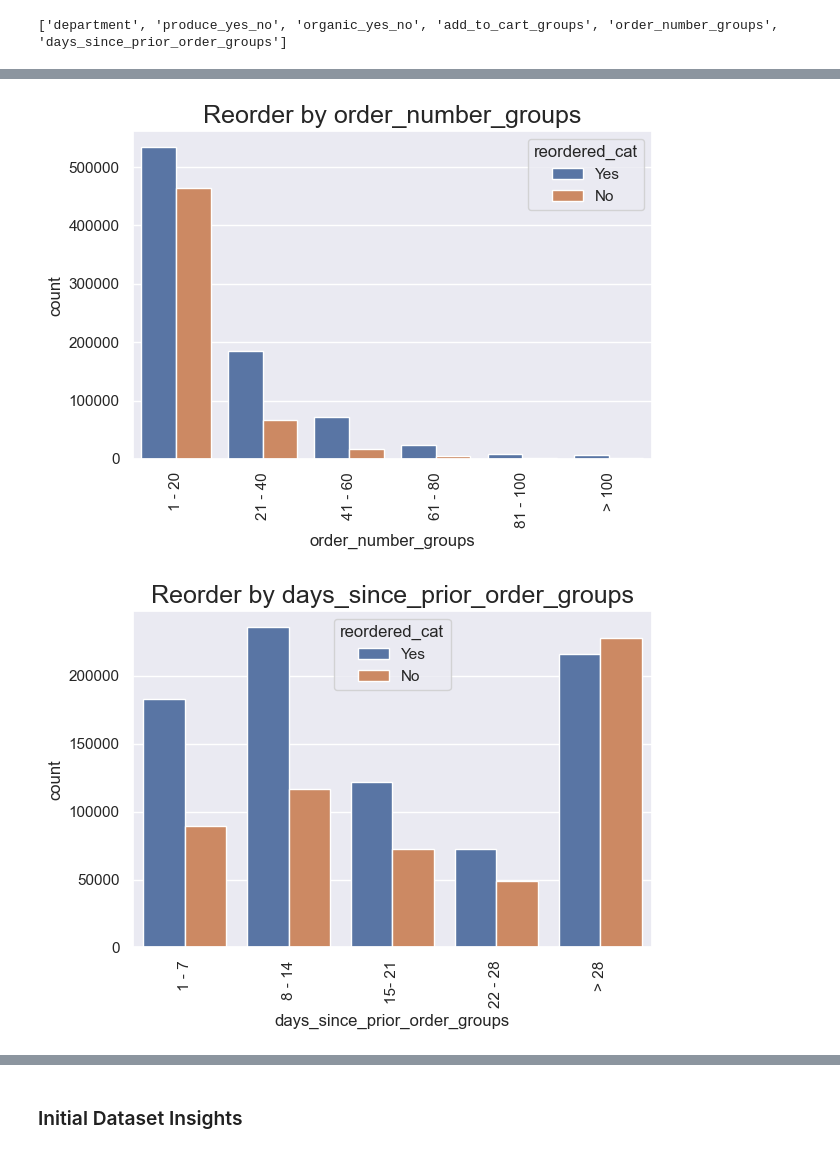
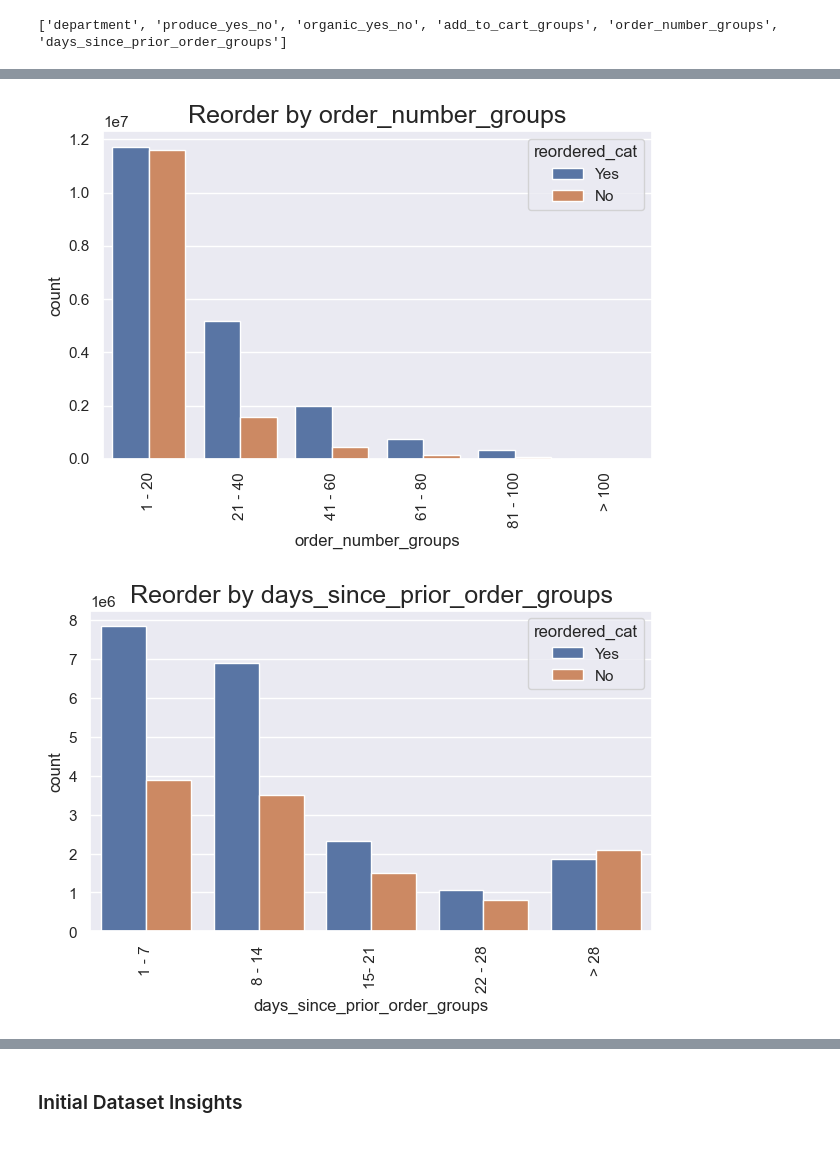
Before and after one commit to lmgaines30/Instacart_Customer_Basket_Analysis, a Jupyter notebook: notebooks/02.1_Instacart_EDA_part2.ipynb, the cells around one changed output, grey strips where cells are left out. Drawn from its saved outputs; the diff is of its cells as text; code cells hidden in the pictures.

```diff
--- a/notebooks/02.1_Instacart_EDA_part2.ipynb
+++ b/notebooks/02.1_Instacart_EDA_part2.ipynb
@@ -85,13 +106,16 @@ dtypes: int64(3), object(3)
 memory usage: 2.3+ MB
 # %%
 #merge the order and products table to summarize # of orders by product department
+orders_all_dimensions_train_df = combo_order_prod_train_df.merge(combo_prod_df, on='product_id')  #train dataset
+orders_all_dimensions_prior_df = combo_order_prod_prior_df.merge(combo_prod_df, on='product_id')  #prior dataset
 
-orders_all_dimensions_df = combo_order_prod_train_df.merge(combo_prod_df, on='product_id')
+#combine the prior and train dataframes
+all_orders_all_dimensions_df = pd.concat([orders_all_dimensions_train_df, orders_all_dimensions_prior_df], axis=0, ignore_index=True)
 
-#export final orders_all_dimensions_df
-orders_all_dimensions_df.to_csv('../cleaned_data_files/orders_prod_all_dimensions.csv', index=False)
+#export final all_orders_all_dimensions_df
+all_orders_all_dimensions_df.to_csv('../cleaned_data_files/orders_prod_all_dimensions2.csv', index=False)
 
-orders_all_dimensions_df.head(10)
+all_orders_all_dimensions_df.head(10)
 # %% [output]
 |  | order_id | product_id | add_to_cart_order | reordered | user_id | eval_set | order_number | order_dow | ... |
 | 0 | 1 | 49302 | 1 | 1 | 112108 | train | 4 | 4 | ... |
@@ -225,17 +249,17 @@ Within the produce department, the majority of the products ordered are of the O
 How many of the top overall products are in the produce category or are organic?
 # %%
 #add a produce or not column to my orders_all_dimensions table
-orders_all_dimensions_df['produce_yes_no'] = orders_all_dimensions_df['department'].apply(lambda x: 'Produce' if x == 'produce' else 'Not Produce')
+all_orders_all_dimensions_df['produce_yes_no'] = all_orders_all_dimensions_df['department'].apply(lambda x: 'Produce' if x == 'produce' else 'Not Produce')
 
 #add Organic or not organic column to my orders_all_dimensions table
-orders_all_dimensions_df['organic_yes_no'] = orders_all_dimensions_df['product_name'].apply(lambda x: 'Organic' if 'Organic' in x  else 'Not Organic')
+all_orders_all_dimensions_df['organic_yes_no'] = all_orders_all_dimensions_df['product_name'].apply(lambda x: 'Organic' if 'Organic' in x  else 'Not Organic')
 
 
 #groupby product name and produce designation
-orders_all_products_counts_produce = orders_all_dimensions_df.groupby(['product_name', 'produce_yes_no']).size().reset_index(name='transaction_count')
+orders_all_products_counts_produce = all_orders_all_dimensions_df.groupby(['product_name', 'produce_yes_no']).size().reset_index(name='transaction_count')
 
 #groupby product name and organic designation
-orders_all_products_counts_organic = orders_all_dimensions_df.groupby(['product_name', 'organic_yes_no']).size().reset_index(name='transaction_count')
+orders_all_products_counts_organic = all_orders_all_dimensions_df.groupby(['product_name', 'organic_yes_no']).size().reset_index(name='transaction_count')
 
 
 #sort and filter to top 20 products ordered
@@ -275,15 +299,15 @@ How are the various features correlated to our target variable, "re-ordered"?
 # create bins for "add_to_cart_order", "order number" and "days_since_prior_order"
 # bins for add to cart order
 bins_add_cart= [0,10,20,30,40,50,60,70,80, float('inf')]  # this is a representation of the size of the order, how many items were added to the cart
-orders_all_dimensions_df['add_to_cart_groups'] = pd.cut(orders_all_dimensions_df['add_to_cart_order'], bins=bins_add_cart, labels=['1 - 10', '11 - 20', '21 - 30', '31 - 40', '41 - 50', '51 - 60', '61 - 70', '71 - 80', '> 80'], right=False)
+all_orders_all_dimensions_df['add_to_cart_groups'] = pd.cut(all_orders_all_dimensions_df['add_to_cart_order'], bins=bins_add_cart, labels=['1 - 10', '11 - 20', '21 - 30', '31 - 40', '41 - 50', '51 - 60', '61 - 70', '71 - 80', '> 80'], right=False)
 # bins for order number
 bins_order_number= [0,20,40,60,80, 100, float('inf')] # this represents the number of orders that a customer has placed
-orders_all_dimensions_df['order_number_groups'] = pd.cut(orders_all_dimensions_df['order_number'], bins=bins_order_number, labels=['1 - 20', '21 - 40', '41 - 60', '61 - 80', '81 - 100', '> 100'], right=False)
+all_orders_all_dimensions_df['order_number_groups'] = pd.cut(all_orders_all_dimensions_df['order_number'], bins=bins_order_number, labels=['1 - 20', '21 - 40', '41 - 60', '61 - 80', '81 - 100', '> 100'], right=False)
 # bins for days_since_prior_order
 bins_days_since= [0,7,14,21,28, float('inf')] # this represents the recency of orders placed
-orders_all_dimensions_df['days_since_prior_order_groups'] = pd.cut(orders_all_dimensions_df['days_since_prior_order'], bins=bins_days_since, labels=['1 - 7', '8 - 14', '15- 21', '22 - 28', '> 28'], right=False)
+all_orders_all_dimensions_df['days_since_prior_order_groups'] = pd.cut(all_orders_all_dimensions_df['days_since_prior_order'], bins=bins_days_since, labels=['1 - 7', '8 - 14', '15- 21', '22 - 28', '> 28'], right=False)
 
-orders_all_dimensions_df.head(10)
+all_orders_all_dimensions_df.head(10)
 # %% [output]
 |  | order_id | product_id | add_to_cart_order | reordered | user_id | eval_set | order_number | order_dow | ... |
 | 0 | 1 | 49302 | 1 | 1 | 112108 | train | 4 | 4 | ... |
@@ -298,10 +322,10 @@ orders_all_dimensions_df.head(10)
 | 9 | 36 | 19660 | 2 | 1 | 79431 | train | 23 | 6 | ... |
 # %%
 #change re-ordered to object to match other categorical features
-orders_all_dimensions_df['reordered_cat'] = orders_all_dimensions_df['reordered'].map({0: 'No', 1:'Yes'}).astype('object')
+all_orders_all_dimensions_df['reordered_cat'] = all_orders_all_dimensions_df['reordered'].map({0: 'No', 1:'Yes'}).astype('object')
 
 # create columns to plot list
-plot_columns = orders_all_dimensions_df[['department', 'produce_yes_no', 'organic_yes_no', 'add_to_cart_groups', 'order_number_groups', 'days_since_prior_order_groups']].columns.tolist()
+plot_columns = all_orders_all_dimensions_df[['department', 'produce_yes_no', 'organic_yes_no', 'add_to_cart_groups', 'order_number_groups', 'days_since_prior_order_groups']].columns.tolist()
 
 
 print(plot_columns)
@@ -311,7 +335,7 @@ print(plot_columns)
 # As 'reorder' is the main variable under review, it would be best to plot all of the other categorical variables by reorder vs no reorder to see if that provides any insights
 for i, cat_variable in enumerate(plot_columns):
     plt.figure(i)
-    sns.countplot(data=orders_all_dimensions_df, x=cat_variable, hue='reordered_cat')
+    sns.countplot(data=all_orders_all_dimensions_df, x=cat_variable, hue='reordered_cat')
     plt.title(f'Reorder by {cat_variable}', fontsize=18)
     plt.xticks(rotation=90)
     plt.tight_layout()
@@ -323,5 +347,5 @@ for i, cat_variable in enumerate(plot_columns):
-[figure, old version]
+[figure, new version]
-[figure, old version]
+[figure, new version]
 # %%
 #same charts with proportions vs total counts
 for i, cat_variable in enumerate(plot_columns):
```
Also changed, not shown: parts of 13 cells of this notebook, 1 other file.
